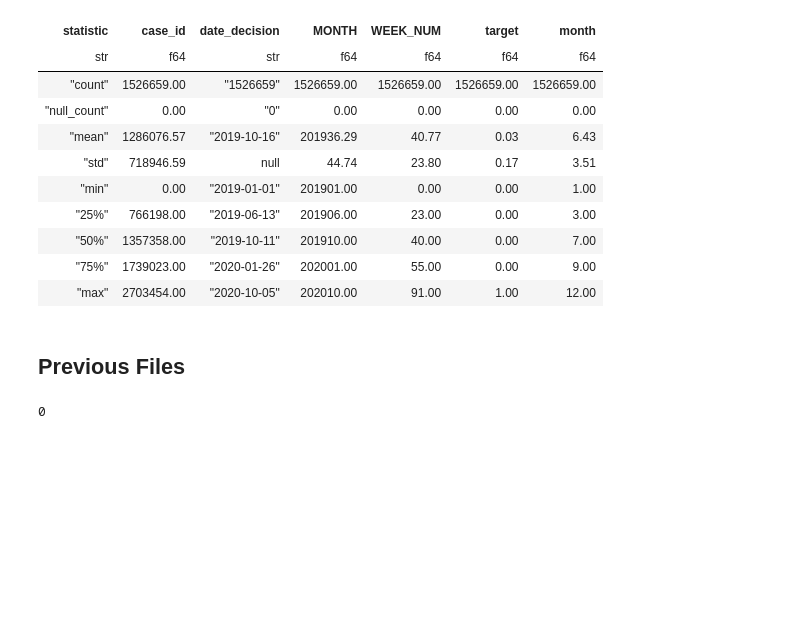
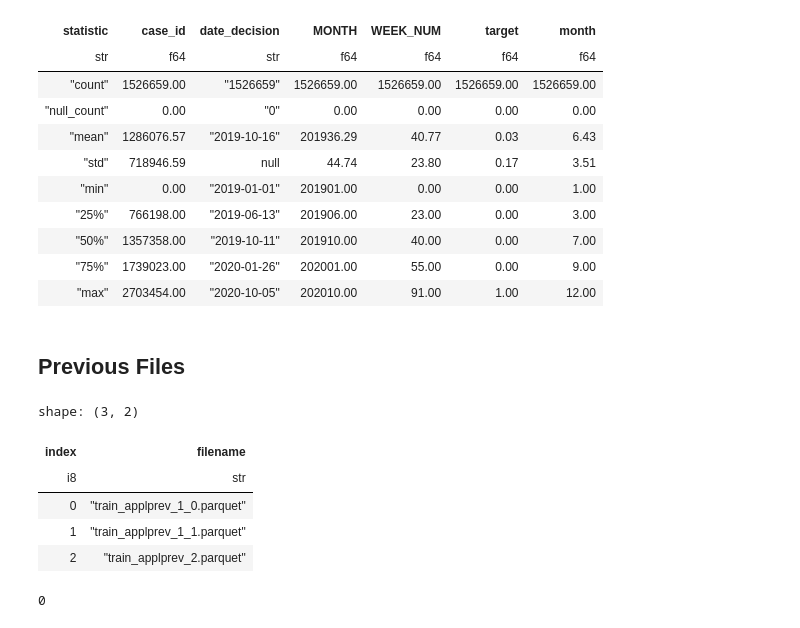
Before and after one commit to h4ck4l1/datasets, a Jupyter notebook: credit_risk/credit_risk.ipynb, the cells around one changed output. Drawn from its saved outputs; the diff is of its cells as text; code cells hidden in the pictures; blank space fills up the shorter version.

```diff
--- a/credit_risk/credit_risk.ipynb
+++ b/credit_risk/credit_risk.ipynb
@@ -207,6 +207,15 @@ def missing_case_ids(df:pl.LazyFrame):
     )
 # %% [markdown]
 ## Previous Files
+# %%
+all_files_df.filter(pl.col('filename').str.contains("prev"))
+# %% [output]
+shape: (3, 2)
+| index | filename |
+| i8 | str |
+| 0 | "train_applprev_1_0.parquet" |
+| 1 | "train_applprev_1_1.parquet" |
+| 2 | "train_applprev_2.parquet" |
 # %%
 train_applprev_1 = preprocess(0)
 train_applprev_2 = preprocess(1)
```
Also changed, not shown: parts of 5 cells of this notebook.
